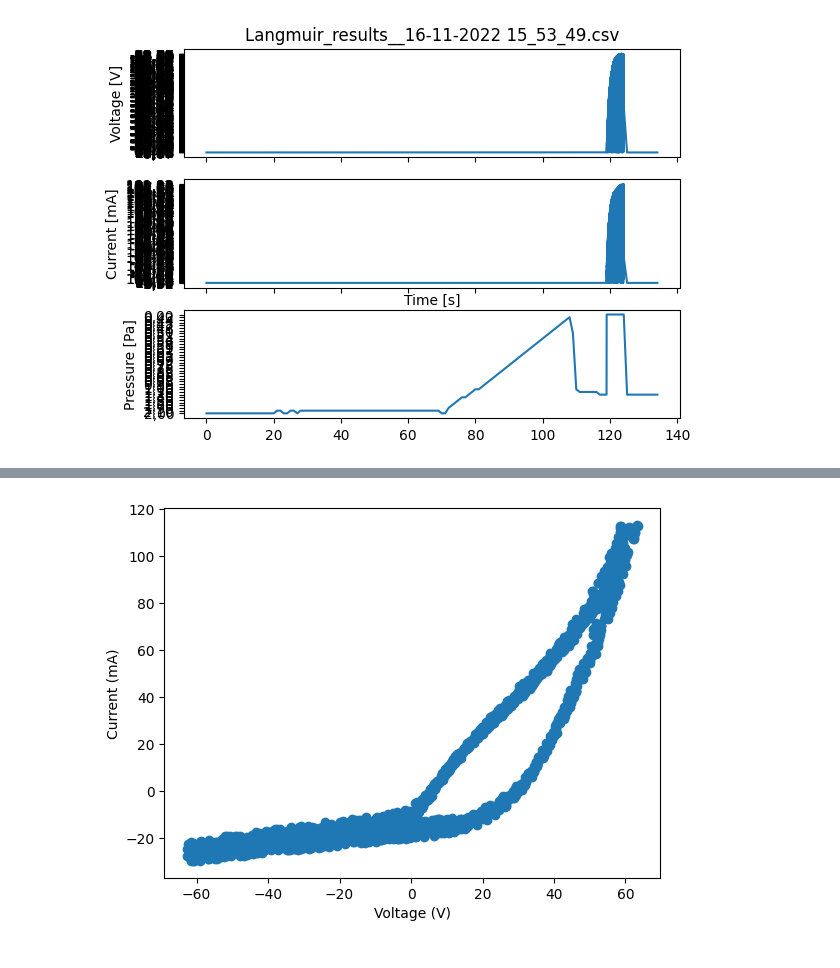
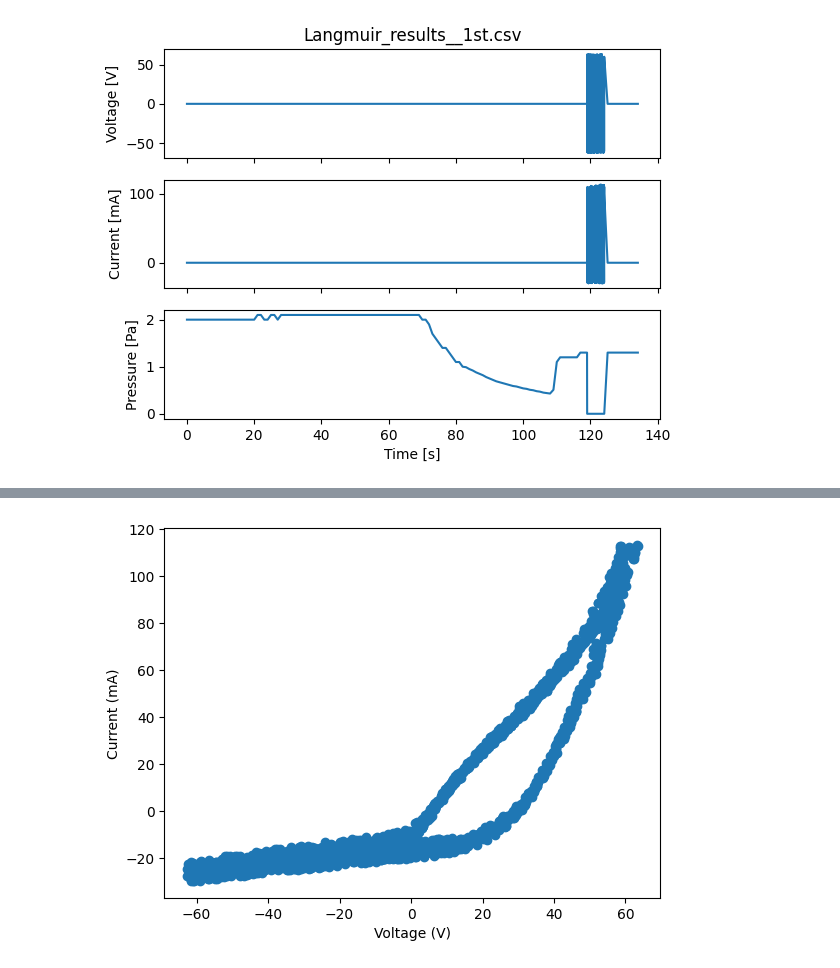
Before and after one commit to barklis/python-basics, a Jupyter notebook: Athens-ExB/experiments/Langmuir_data_analysis.ipynb, the cells around one changed output, grey strips where cells are left out. Drawn from its saved outputs; the diff is of its cells as text; code cells hidden in the pictures.

```diff
--- a/Athens-ExB/experiments/Langmuir_data_analysis.ipynb
+++ b/Athens-ExB/experiments/Langmuir_data_analysis.ipynb
@@ -15,13 +15,14 @@ import os
 import datetime
 # %%
 #load data using pandas
-filename = 'Langmuir_results__16-11-2022 15_53_49.csv'
+filename = 'Langmuir_results__1st.csv'
 directory = './'
 data = pd.read_csv(os.path.join(directory, filename), encoding='ISO-8859–1')
 
-voltage = data['Voltage[V]'].values
-current = data['Current[ÂµA]'].values
-pressure = data['Pressure[Pa]'].values
+#Handling of data format from csv file
+voltage = np.array( [float(v.replace(',', '.')) for v in data['Voltage[V]'].values])
+current = np.array( [float(i.replace(',', '.')) for i in data['Current[ÂµA]'].values])
+pressure = np.array( [float(p.replace(',', '.')) for p in data['Pressure[Pa]'].values])
 time_string = data['Hora'].values
 time_seconds = [datetime.datetime.strptime(t, "%Y-%m-%d %H:%M:%S.%f").timestamp() for t in time_string]
 time_start = time_seconds[0]
@@ -32,20 +33,21 @@ time_s = [t - time_start for t in time_seconds]
 #print(time_s)
 # %%
 #show raw data from files
+#TODO: Optimalization of data, convert to np arrays
 
 fig, ax = plt.subplots(3, sharex=True)
 ax[0].plot(time_s, voltage)
 ax[1].plot(time_s, current)
 ax[2].plot(time_s, pressure)
 ax[0].set_title(filename)
 ax[0].set_ylabel('Voltage [V]')
 ax[1].set_ylabel('Current [mA]')
 ax[2].set_ylabel('Pressure [Pa]')
-ax[1].set_xlabel('Time [s]')
+ax[2].set_xlabel('Time [s]')
 
 plt.show()
 # %% [output]
-[figure, old version]
+[figure, new version]
 # %%
 #select time window
 time_a = 122.0
```
Also changed, not shown: parts of 9 cells of this notebook, 6 other files.
